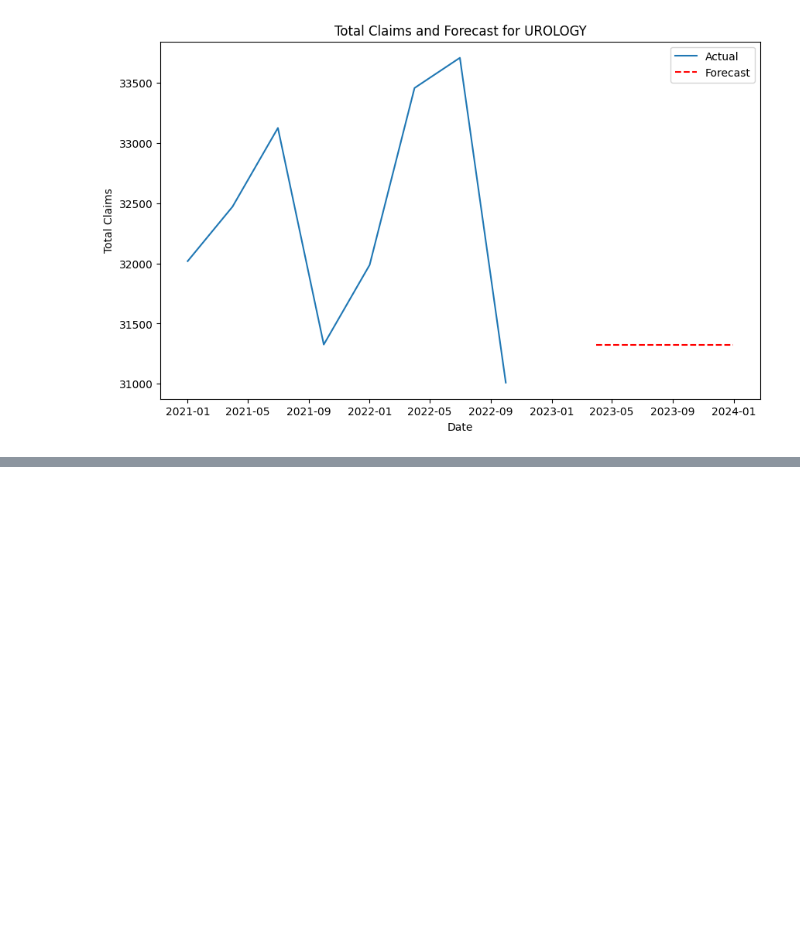
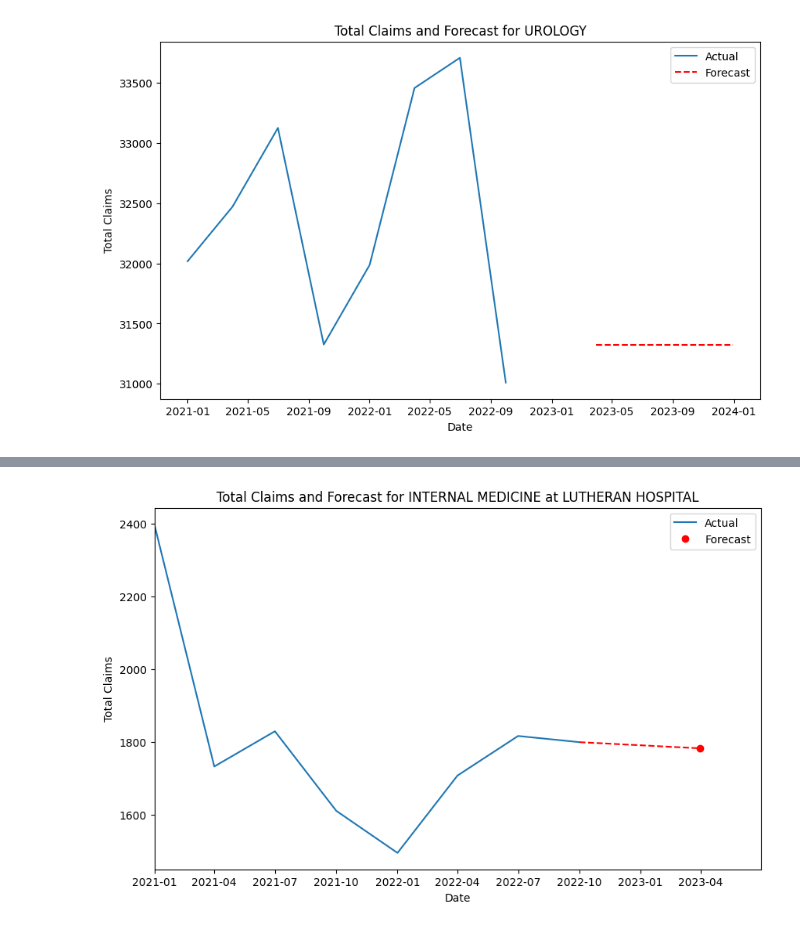
Before and after one commit to bubnicbf/claims_case_study, a Jupyter notebook: scripts/predictive_analysis.ipynb, the cells around one changed output, grey strips where cells are left out. Drawn from its saved outputs; the diff is of its cells as text; code cells hidden in the pictures; blank space fills up the shorter version.

Commit message:
adding forecasts for each location

```diff
--- a/scripts/predictive_analysis.ipynb
+++ b/scripts/predictive_analysis.ipynb
@@ -204,3 +204,83 @@ Forecast for UROLOGY in 2023: 2022-01-01    31326.0
 2022-10-01    31326.0
 Freq: QS-OCT, Name: predicted_mean, dtype: float64
 [figure]
+# %%
+import pandas as pd
+from statsmodels.tsa.arima.model import ARIMA
+import numpy as np
+import matplotlib.pyplot as plt
+import warnings
+
+# Ignore all warnings
+warnings.filterwarnings('ignore')
+
+# Merge claims, facilities, and demographics
+claims = dataframes['claims']
+demographics = dataframes['demographics']
+facilities = dataframes['facilities']
+
+joined_df = pd.merge(claims, demographics, left_on='clinician_npi', right_on='npi')
+joined_df = pd.merge(joined_df, facilities, left_on='facility_npi', right_on='npi')
+
+specialties = ['INTERNAL MEDICINE', 'UROLOGY', 'ANESTHESIOLOGY']
+filtered_df = joined_df[joined_df['specialty'].isin(specialties)]
+
+# Group by specialty and get unique organization names
+grouped = filtered_df.groupby('specialty')['organization_name'].unique()
+
+# Convert year and quarter to a single datetime column
+filtered_df['date'] = pd.to_datetime(filtered_df['year'].astype(str) + 'Q' + filtered_df['quarter'].astype(str))
+
+# Custom ARIMA parameters for each specialty
+custom_params = {
+    'INTERNAL MEDICINE': (0, 2, 0),
+    'UROLOGY': (0, 1, 0),
+    'ANESTHESIOLOGY': (0, 1, 0)
+}
+
+# ARIMA models and forecasts
+for specialty in filtered_df['specialty'].unique():
+    for organization in filtered_df[filtered_df['specialty'] == specialty]['organization_name'].unique():
+        df_specialty_org = filtered_df[(filtered_df['specialty'] == specialty) & (filtered_df['organization_name'] == organization)]
+        df_specialty_org_agg = df_specialty_org.groupby('date')['total_claims'].sum()
+
+        # Skip if not enough data
+        if len(df_specialty_org_agg) < 3:  # Typically need at least 3 data points for ARIMA
+            print(f"Not enough data for {specialty} at {organization}. Skipping.")
+            continue
+
+        # Get custom parameters if available, else use default parameters
+        p, d, q = custom_params.get(specialty, (0, 1, 0))
+
+        try:
+            arima_model = ARIMA(df_specialty_org_agg, order=(p, d, q))
+            arima_result = arima_model.fit()
+
+            # Forecasting the next period
+            forecast = arima_result.forecast(steps=1)
+
+            print(f"Forecast for {specialty} at {organization}: {forecast[0]}")
+
+            # Plotting
+            plt.figure(figsize=(10, 6))
+            plt.plot(df_specialty_org_agg.index, df_specialty_org_agg, label='Actual')
+
+            # Calculate future date for forecast
+            last_date = df_specialty_org_agg.index[-1]
+            future_date = pd.date_range(start=last_date, periods=2, freq='Q')[1:]
+
+            # Extend x-axis to include some space beyond the forecast date
+            plt.xlim(df_specialty_org_agg.index[0], future_date[0] + pd.offsets.QuarterEnd(1))
+
+            # Plot the forecast as a dot and a dotted line backtracking to the last actual data point
+            plt.plot(future_date, forecast, 'ro', label='Forecast')  # Forecast dot
+            plt.plot([last_date, future_date[0]], [df_specialty_org_agg.iloc[-1], forecast[0]], 'r--')  # Dotted line
+
+            plt.title(f'Total Claims and Forecast for {specialty} at {organization}')
+            plt.xlabel('Date')
+            plt.ylabel('Total Claims')
+            plt.legend()
+            plt.show()
+        except Exception as e:
+            print(f"Failed to fit and forecast ARIMA model for {specialty} at {organization}: {e}")
+# %% [output]
@@ -206,0 +288 @@ Freq: QS-OCT, Name: predicted_mean, dtype: float64
+[figure, added]
```
Also changed, not shown: parts of 1 cell of this notebook.
